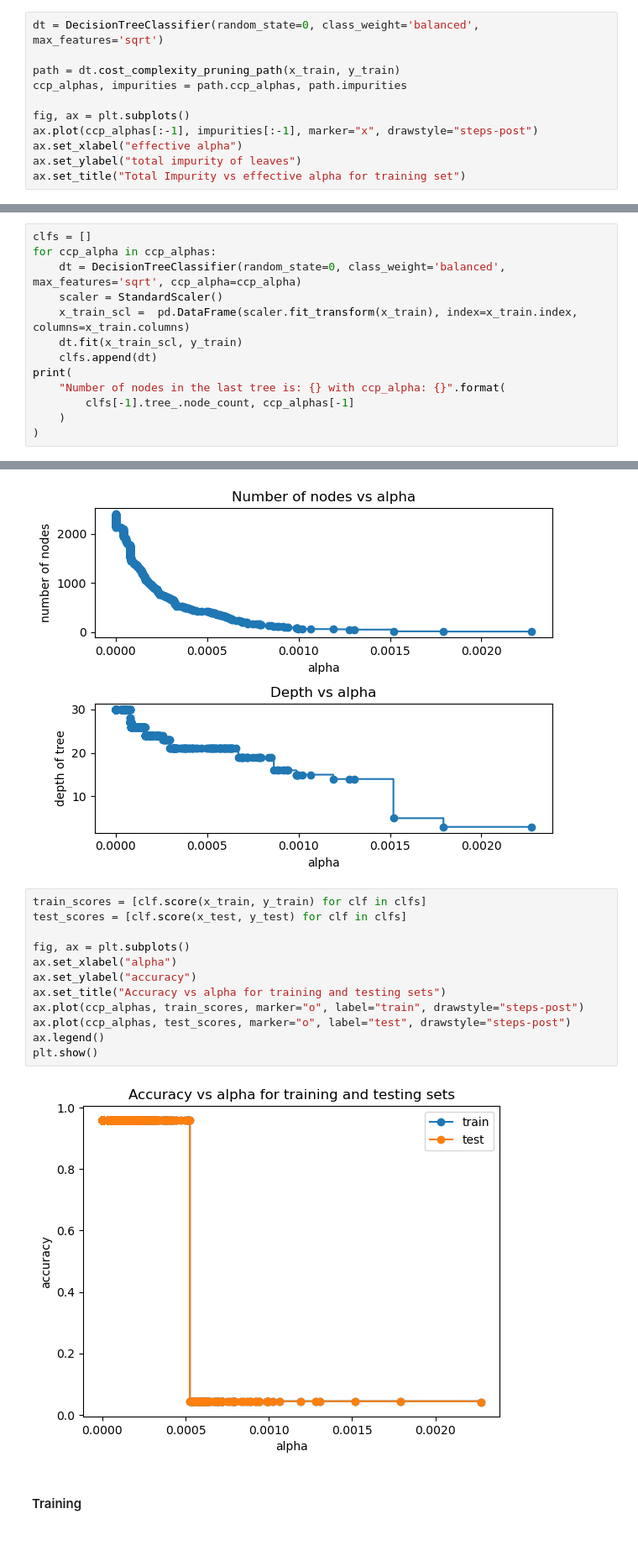
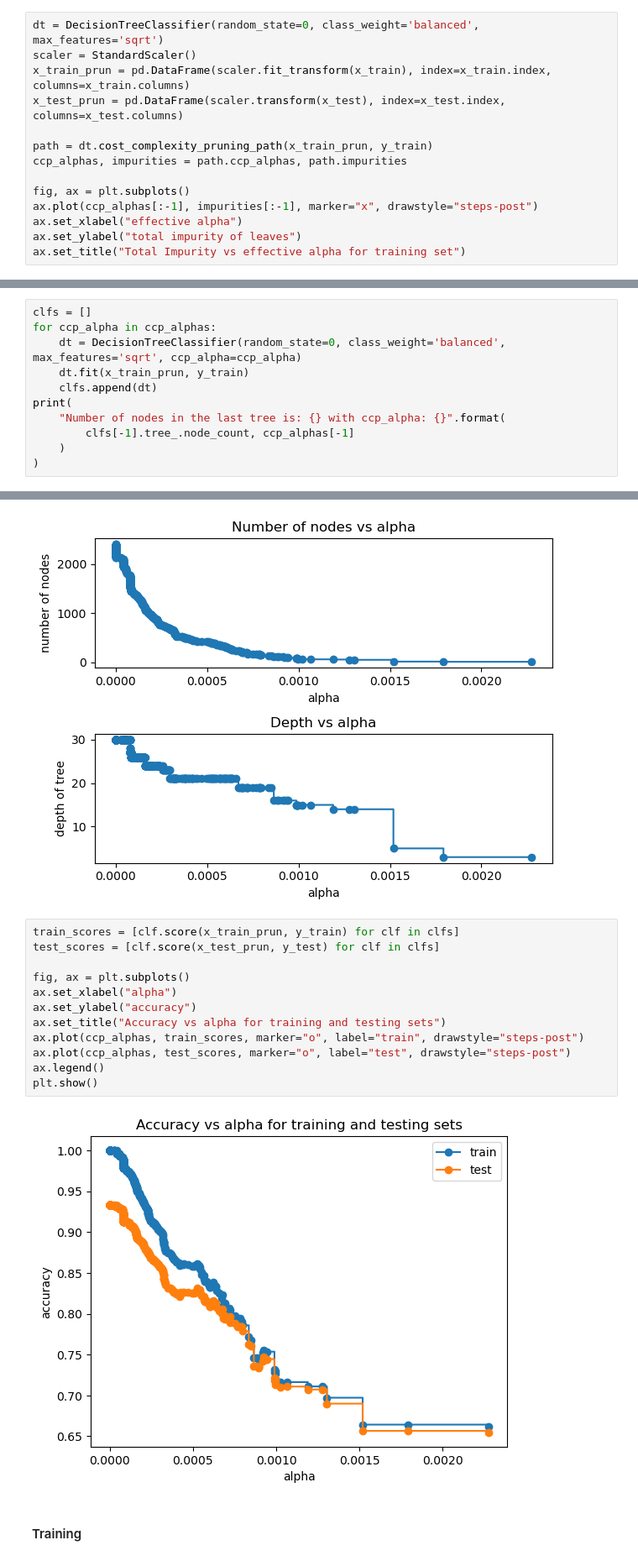
Before and after one commit to renatohack/2024.2-machine-learning, a Jupyter notebook: pb/tp3/no_smote/pb_tp3-std-nopca.ipynb, the cells around one changed output, grey strips where cells are left out. Shown at 84% size. Drawn from its saved outputs; the diff is of its cells as text.

```diff
--- a/pb/tp3/no_smote/pb_tp3-std-nopca.ipynb
+++ b/pb/tp3/no_smote/pb_tp3-std-nopca.ipynb
@@ -95,8 +95,11 @@ x_train, x_test, y_train, y_test = train_test_split(data, target, test_size=0.2,
 #### Checking post prunning
 # %%
 dt = DecisionTreeClassifier(random_state=0, class_weight='balanced', max_features='sqrt')
+scaler = StandardScaler()
+x_train_prun = pd.DataFrame(scaler.fit_transform(x_train), index=x_train.index, columns=x_train.columns)
+x_test_prun = pd.DataFrame(scaler.transform(x_test), index=x_test.index, columns=x_test.columns)
 
-path = dt.cost_complexity_pruning_path(x_train, y_train)
+path = dt.cost_complexity_pruning_path(x_train_prun, y_train)
 ccp_alphas, impurities = path.ccp_alphas, path.impurities
 
 fig, ax = plt.subplots()
@@ -111,9 +114,7 @@ Text(0.5, 1.0, 'Total Impurity vs effective alpha for training set')
 clfs = []
 for ccp_alpha in ccp_alphas:
     dt = DecisionTreeClassifier(random_state=0, class_weight='balanced', max_features='sqrt', ccp_alpha=ccp_alpha)
-    scaler = StandardScaler()
-    x_train_scl =  pd.DataFrame(scaler.fit_transform(x_train), index=x_train.index, columns=x_train.columns)
-    dt.fit(x_train_scl, y_train)
+    dt.fit(x_train_prun, y_train)
     clfs.append(dt)
 print(
     "Number of nodes in the last tree is: {} with ccp_alpha: {}".format(
@@ -141,19 +142,19 @@ fig.tight_layout()
 # %% [output]
 [figure]
 # %%
-train_scores = [clf.score(x_train, y_train) for clf in clfs]
-test_scores = [clf.score(x_test, y_test) for clf in clfs]
+train_scores = [clf.score(x_train_prun, y_train) for clf in clfs]
+test_scores = [clf.score(x_test_prun, y_test) for clf in clfs]
 
 fig, ax = plt.subplots()
 ax.set_xlabel("alpha")
 ax.set_ylabel("accuracy")
 ax.set_title("Accuracy vs alpha for training and testing sets")
 ax.plot(ccp_alphas, train_scores, marker="o", label="train", drawstyle="steps-post")
 ax.plot(ccp_alphas, test_scores, marker="o", label="test", drawstyle="steps-post")
 ax.legend()
 plt.show()
 # %% [output]
-[figure, old version]
+[figure, new version]
 # %% [markdown]
 #### Training
 # %%
```
Also changed, not shown: parts of 2 cells of this notebook, 28 other files.
